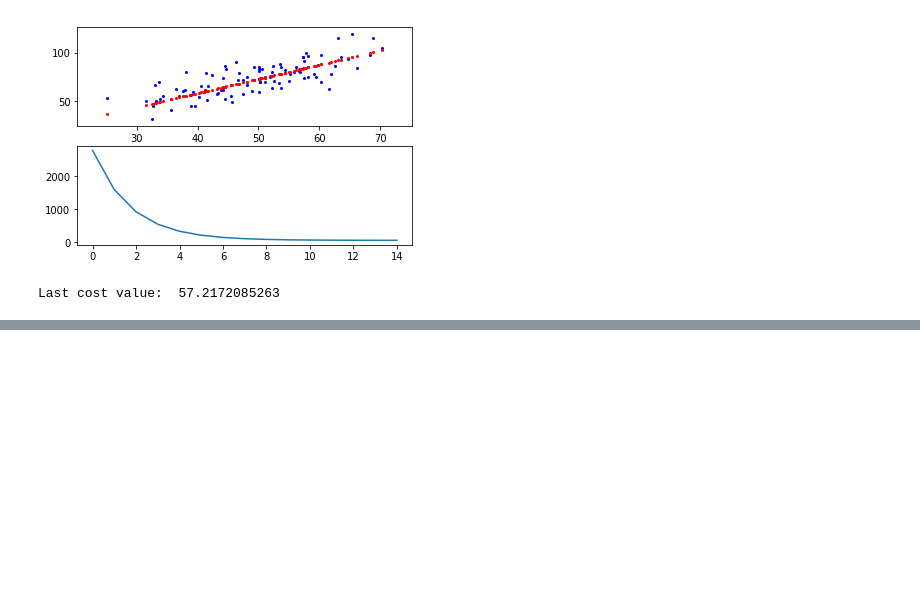
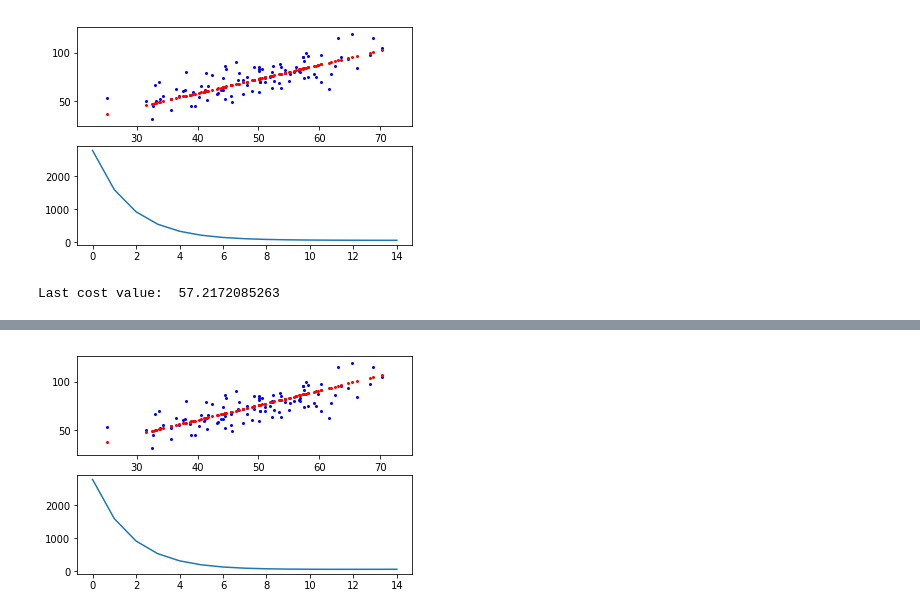
Before and after one commit to uptechteam/ml-introduction, a Jupyter notebook: L1.ipynb, the cells around one changed output, grey strips where cells are left out. Drawn from its saved outputs; the diff is of its cells as text; code cells hidden in the pictures; blank space fills up the shorter version.

Commit message:
LR regularization added

```diff
--- a/L1.ipynb
+++ b/L1.ipynb
@@ -94,0 +111,28 @@ Last cost value:  57.2172085263
+# %%
+def train(x, y, lr=0.0001, iter=15, rr=1):
+    m, features = x.shape
+    # init theta with zeros
+    theta = np.zeros(features + 1)
+    # adding bias value
+    x_bias = np.column_stack((np.ones(m), x))
+    # collecting all costs to plot later
+    costs = []
+    for i in range(iter):
+        cost = (1 / (2 * m)) * np.sum((np.sum(np.transpose(theta) * x_bias, axis=1) - y) ** 2) + (rr / (
+        2 * m)) * np.sum(theta[1:] ** 2)
+        costs = [*costs, cost]
+        theta_update = theta - (
+            lr * (1 / m) * np.sum((np.sum(np.transpose(theta) * x_bias, axis=1) - y) * np.transpose(x_bias), axis=1))
+        theta_regularization = (rr / m) * theta
+#         Skip bias regularization
+        theta_regularization[0] = 0
+        theta = theta_update + theta_regularization
+
+    return theta, costs
+# %%
+#Train theta
+theta, costs = train(x, y)
+# %%
+plot_data((x, y), predict(theta, x), costs)
+# %% [output]
+[figure, added]
```
Also changed, not shown: parts of 3 cells of this notebook.
